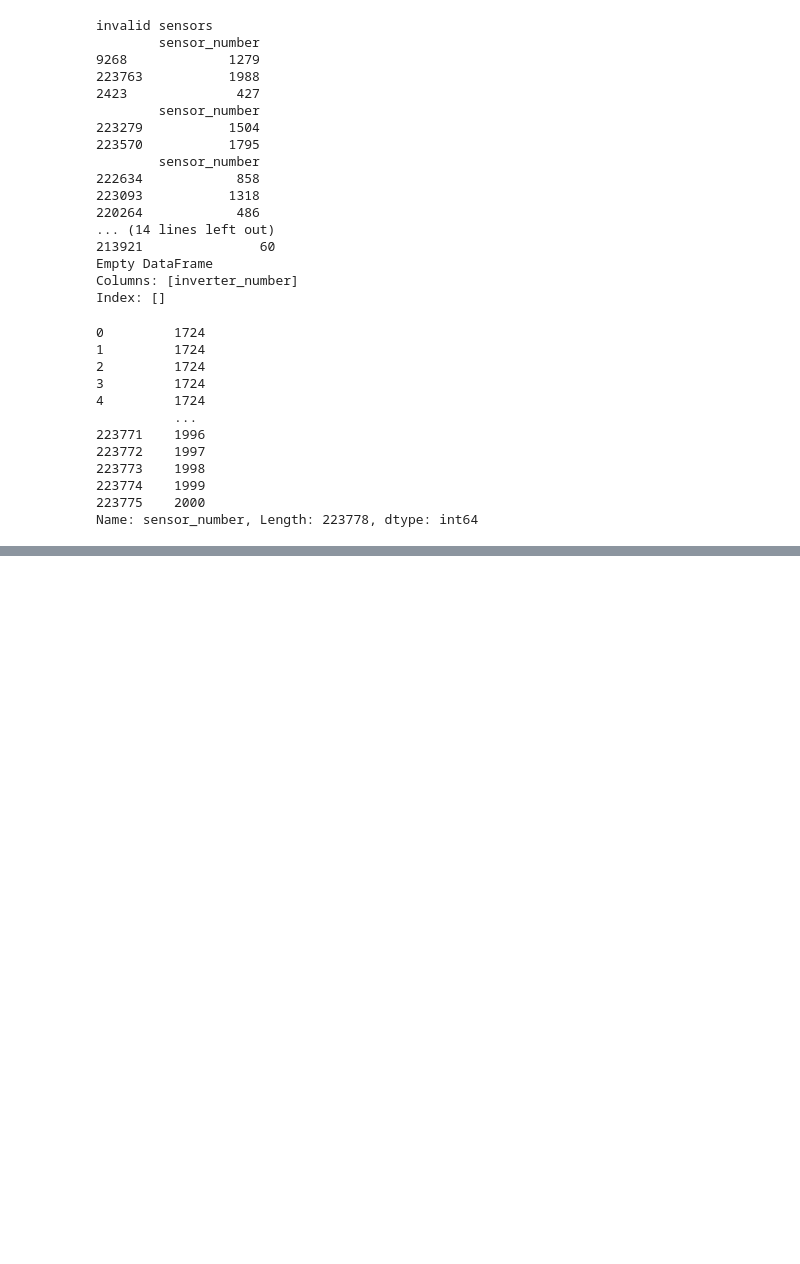
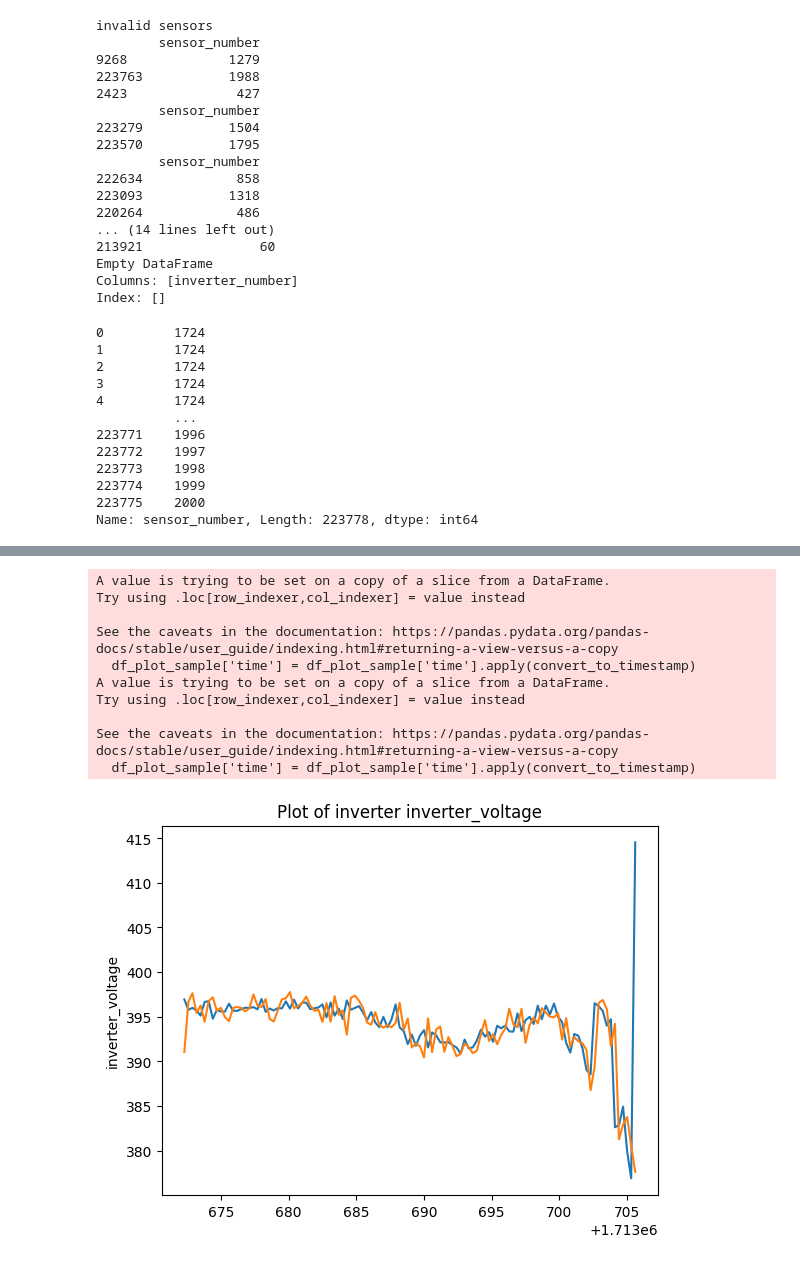
Before and after one commit to Giermek222/adac-iot, a Jupyter notebook: SolarFarmAnanysis.ipynb, the cells around one changed output, grey strips where cells are left out. Cells and saved outputs as stored; diff of their text form; code cells hidden in the pictures; blank space fills up the shorter version.

```diff
--- a/SolarFarmAnanysis.ipynb
+++ b/SolarFarmAnanysis.ipynb
@@ -177,0 +304,7 @@ Name: sensor_number, Length: 223778, dtype: int64
+# %%
+#Establish lines
+df_lines = pd.merge(df_sensors, df_positions, on='sensor_number')
+
+agg_funcs = {'panel_voltage': 'sum', 'panel_currency': lambda x: x.mean()}
+df_lines = df_lines.groupby(['inverter_number', 'time']).agg(agg_funcs).reset_index()
+df_lines
@@ -177,0 +325,16 @@ Name: sensor_number, Length: 223778, dtype: int64
+# %%
+plot_inverter_no_show(df=df_lines, column_name='panel_voltage', id=1)
+plot_inverter_no_show(df=df_inverters, column_name='inverter_voltage', id=1)
+plt.show()
+# %% [output]
+A value is trying to be set on a copy of a slice from a DataFrame.
+Try using .loc[row_indexer,col_indexer] = value instead
+
+See the caveats in the documentation: https://pandas.pydata.org/pandas-docs/stable/user_guide/indexing.html#returning-a-view-versus-a-copy
+  df_plot_sample['time'] = df_plot_sample['time'].apply(convert_to_timestamp)
+A value is trying to be set on a copy of a slice from a DataFrame.
+Try using .loc[row_indexer,col_indexer] = value instead
+
+See the caveats in the documentation: https://pandas.pydata.org/pandas-docs/stable/user_guide/indexing.html#returning-a-view-versus-a-copy
+  df_plot_sample['time'] = df_plot_sample['time'].apply(convert_to_timestamp)
+[figure, added]
```
Also changed, not shown: parts of 15 cells of this notebook.
